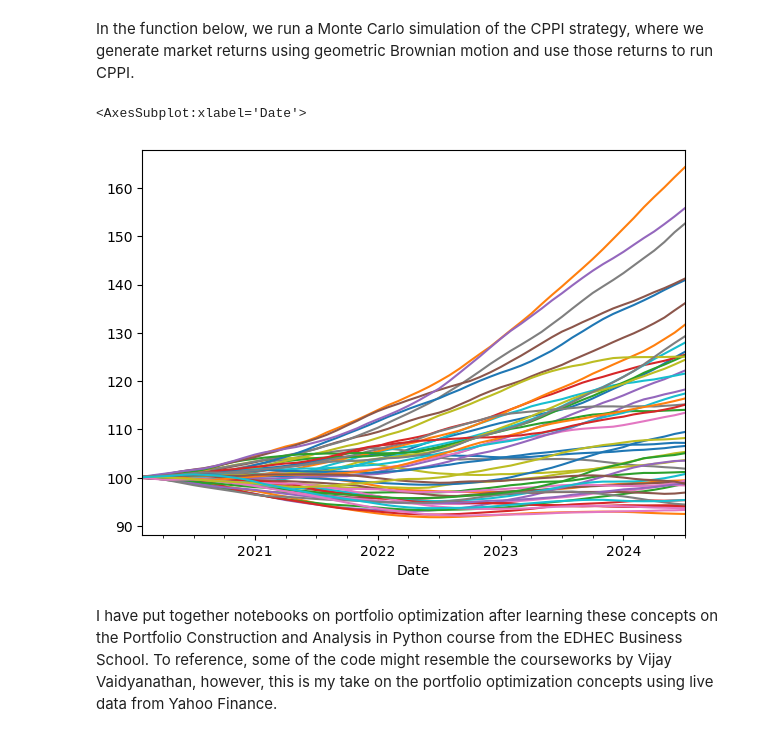
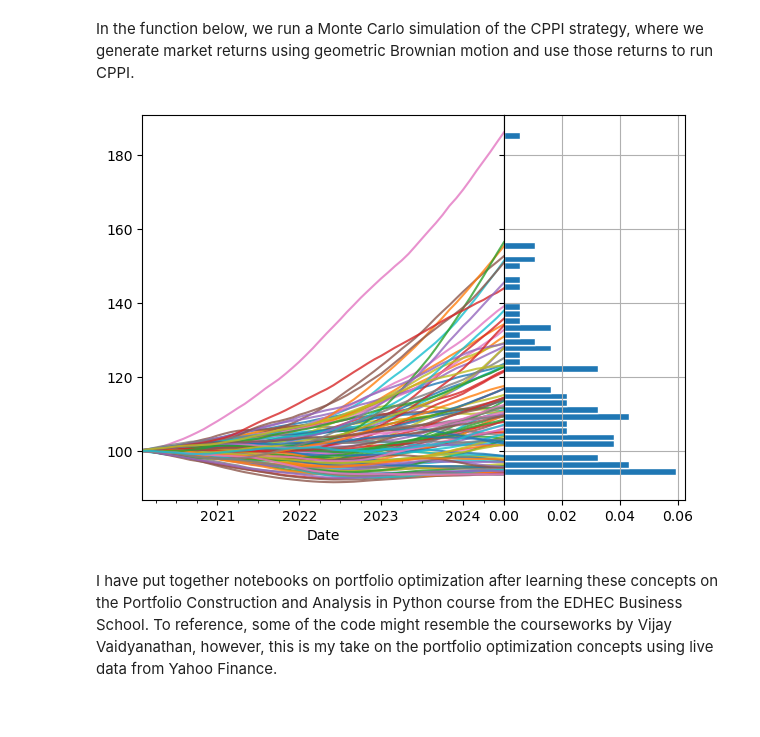
Before and after one commit to christianatanasov/algodisco, a Jupyter notebook: finance/cppi.ipynb, the cells around one changed output. Drawn from its saved outputs; the diff is of its cells as text; code cells hidden in the pictures.

Commit message:
Add wealth distribution

```diff
--- a/finance/cppi.ipynb
+++ b/finance/cppi.ipynb
@@ -88,10 +88,15 @@ def cppi_gbm(init_inv=100, mu=0.07, sigma=0.15, freq=12, n_scenarios=100, rf=Non
     r.columns = pd.Series(r.columns).astype(str)
 
     return pd.DataFrame(np.array([cppi(r=r[x], rf=rf, m=m, init_inv=init_inv, floor=floor)[col].values for x in r.columns]).T, index=r.index)
-# %%
-cppi_gbm(rf=rf_monthly, n_scenarios=50, sigma=0.01, mu=0.0, m=3, floor=0.9).plot(legend=False, figsize=(7,5))
-# %% [output]
-<AxesSubplot:xlabel='Date'>
-[figure, removed]
+# %%
+n_scenarios = 100
+wealths = cppi_gbm(rf=rf_monthly, n_scenarios=n_scenarios, sigma=0.01, mu=0.0, m=3, floor=0.9)
+fig, (wealth_ax, hist_ax) = plt.subplots(nrows=1, ncols=2, sharey=True, gridspec_kw={'width_ratios':[2, 1]}, figsize=(24, 7))
+plt.subplots_adjust(wspace=0)
+wealths.plot(ax=wealth_ax, legend=False, figsize=(7,5), alpha=0.8)
+wealths.iloc[-1].hist(ax=hist_ax, bins=50, ec='w', orientation='horizontal', density=True)
+fig.show()
+# %% [output]
+[figure, added]
 # %% [markdown]
 I have put together notebooks on portfolio optimization after learning these concepts on the Portfolio Construction and Analysis in Python course from the EDHEC Business School. To reference, some of the code might resemble the courseworks by Vijay Vaidyanathan, however, this is my take on the portfolio optimization concepts using live data from Yahoo Finance.
```
